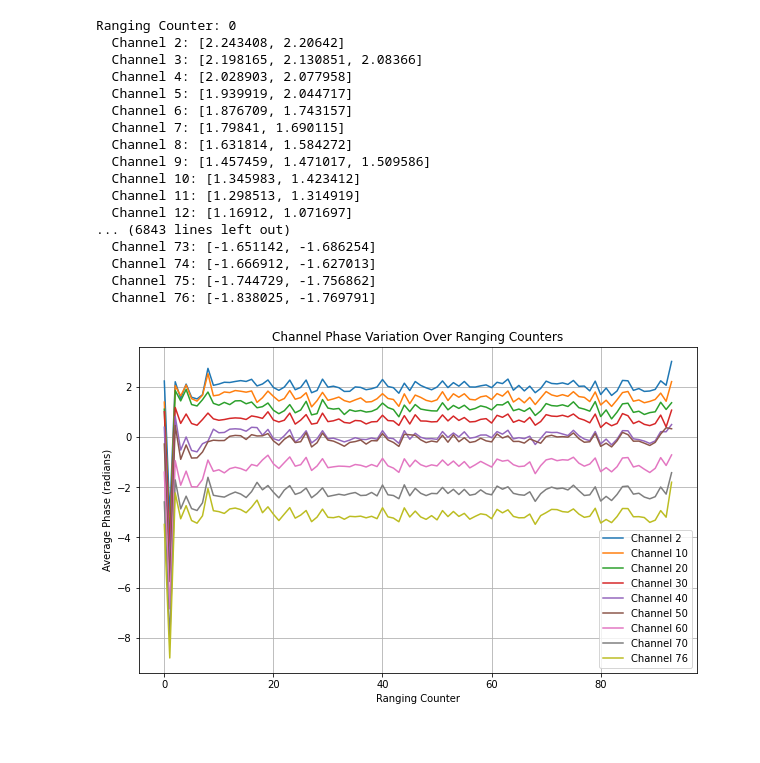
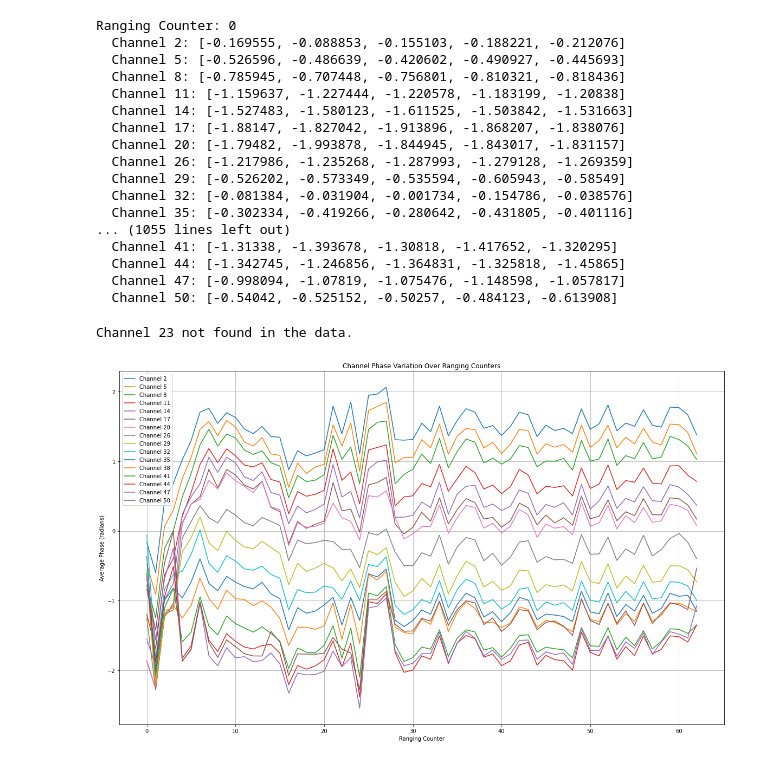
Before and after one commit to cwdao/ble6.cs.scripts, a Jupyter notebook: cs.ch.phase.test.ipynb, the cells around one changed output. Saved outputs shown, nothing was run; the diff lists cells and outputs as text; code cells hidden in the pictures.

```diff
--- a/cs.ch.phase.test.ipynb
+++ b/cs.ch.phase.test.ipynb
@@ -57,8 +57,8 @@ def plot_data(parsed_data, ranging_counter):
 # 主函数
 if __name__ == "__main__":
     # 替换为你的 txt 文件路径
-    # file_path = "cs15ch.txt"
-    file_path = "cs.full.ch.txt"
+    file_path = "cs15ch.txt"
+    # file_path = "cs.full.ch.txt"
 
     # 加载日志文件
     log_lines = load_log_file(file_path)
@@ -79,22 +79,22 @@ if __name__ == "__main__":
     # plot_data(parsed_data, ranging_counter=1)
 # %% [output]
 Ranging Counter: 0
-  Channel 2: [2.243408, 2.20642]
-  Channel 3: [2.198165, 2.130851, 2.08366]
-  Channel 4: [2.028903, 2.077958]
-  Channel 5: [1.939919, 2.044717]
-  Channel 6: [1.876709, 1.743157]
-  Channel 7: [1.79841, 1.690115]
-  Channel 8: [1.631814, 1.584272]
-  Channel 9: [1.457459, 1.471017, 1.509586]
-  Channel 10: [1.345983, 1.423412]
-  Channel 11: [1.298513, 1.314919]
-  Channel 12: [1.16912, 1.071697]
-... (6843 lines left out)
-  Channel 73: [-1.651142, -1.686254]
-  Channel 74: [-1.666912, -1.627013]
-  Channel 75: [-1.744729, -1.756862]
-  Channel 76: [-1.838025, -1.769791]
+  Channel 2: [-0.169555, -0.088853, -0.155103, -0.188221, -0.212076]
+  Channel 5: [-0.526596, -0.486639, -0.420602, -0.490927, -0.445693]
+  Channel 8: [-0.785945, -0.707448, -0.756801, -0.810321, -0.818436]
+  Channel 11: [-1.159637, -1.227444, -1.220578, -1.183199, -1.20838]
+  Channel 14: [-1.527483, -1.580123, -1.611525, -1.503842, -1.531663]
+  Channel 17: [-1.88147, -1.827042, -1.913896, -1.868207, -1.838076]
+  Channel 20: [-1.79482, -1.993878, -1.844945, -1.843017, -1.831157]
+  Channel 26: [-1.217986, -1.235268, -1.287993, -1.279128, -1.269359]
+  Channel 29: [-0.526202, -0.573349, -0.535594, -0.605943, -0.58549]
+  Channel 32: [-0.081384, -0.031904, -0.001734, -0.154786, -0.038576]
+  Channel 35: [-0.302334, -0.419266, -0.280642, -0.431805, -0.401116]
+... (1055 lines left out)
+  Channel 41: [-1.31338, -1.393678, -1.30818, -1.417652, -1.320295]
+  Channel 44: [-1.342745, -1.246856, -1.364831, -1.325818, -1.45865]
+  Channel 47: [-0.998094, -1.07819, -1.075476, -1.148598, -1.057817]
+  Channel 50: [-0.54042, -0.525152, -0.50257, -0.484123, -0.613908]
 # %%
 # 计算信道平均相位值的函数
 def calculate_channel_averages(parsed_data):
@@ -108,33 +108,36 @@ def calculate_channel_averages(parsed_data):
             channel_averages[channel].append((ranging_counter, average_phase))
 
     return channel_averages
 
 # 绘制信道变化曲线的函数
 def plot_channel_variation(channel_averages, channels_to_plot):
-    plt.figure(figsize=(10, 6))
+    plt.figure(figsize=(20, 12))
 
     for channel in channels_to_plot:
         if channel in channel_averages:
             data = channel_averages[channel]
             ranging_counters = [item[0] for item in data]  # 信道探测次数
             average_phases = [item[1] for item in data]    # 平均相位值
             plt.plot(ranging_counters, average_phases, label=f"Channel {channel}")
         else:
             print(f"Channel {channel} not found in the data.")
 
     plt.xlabel("Ranging Counter")
     plt.ylabel("Average Phase (radians)")
     plt.title("Channel Phase Variation Over Ranging Counters")
     plt.legend()
     plt.grid()
     plt.show()
 
 
 # 计算每个信道的平均相位值
 channel_averages = calculate_channel_averages(parsed_data)
 
 # 指定要绘制的信道
-channels_to_plot = [2, 10, 20, 30, 40, 50, 60, 70, 76]  # 你可以修改为需要展示的信道
+# channels_to_plot = [2, 10, 20, 30, 40, 50, 60, 70, 76]  # 你可以修改为需要展示的信道
+channels_to_plot = [2,  5,  8,  11, 14, 17, 20, 23, 26, 29, 32,35, 38, 41, 44, 47, 50]  # 你可以修改为需要展示的信道
+
 plot_channel_variation(channel_averages, channels_to_plot)
 # %% [output]
+Channel 23 not found in the data.
-[figure, old version]
+[figure, new version]
```
